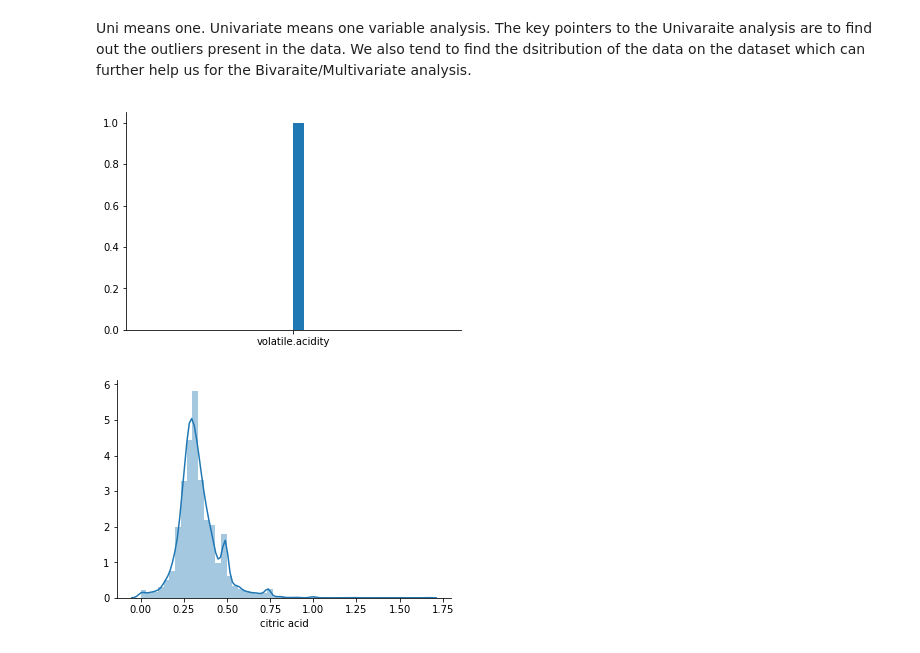
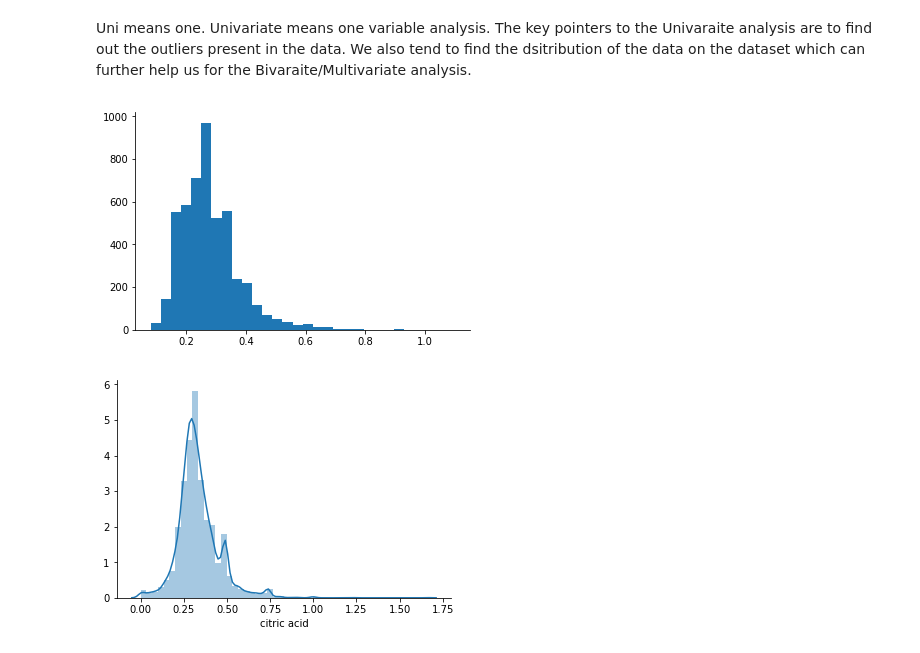
Before and after one commit to rohityadav7946/assignments, a Jupyter notebook: assignment_7.ipynb, the cells around one changed output. Drawn from its saved outputs; the diff is of its cells as text; code cells hidden in the pictures.

```diff
--- a/assignment_7.ipynb
+++ b/assignment_7.ipynb
@@ -60,10 +60,10 @@ No missing values are present
 # %% [markdown]
 Uni means one. Univariate means one variable analysis. The key pointers to the Univaraite analysis are to find out the outliers present in the data. We also tend to find the dsitribution of the data on the dataset which can further help us for the Bivaraite/Multivariate analysis.
 # %%
-plt.hist(x="volatile.acidity",data=df,bins=30)
+plt.hist(x="volatile acidity",data=df,bins=30)
 sns.despine()
 # %% [output]
-[figure, old version]
+[figure, new version]
 # %%
 sns.distplot(df["citric acid"])
 sns.despine()
```
